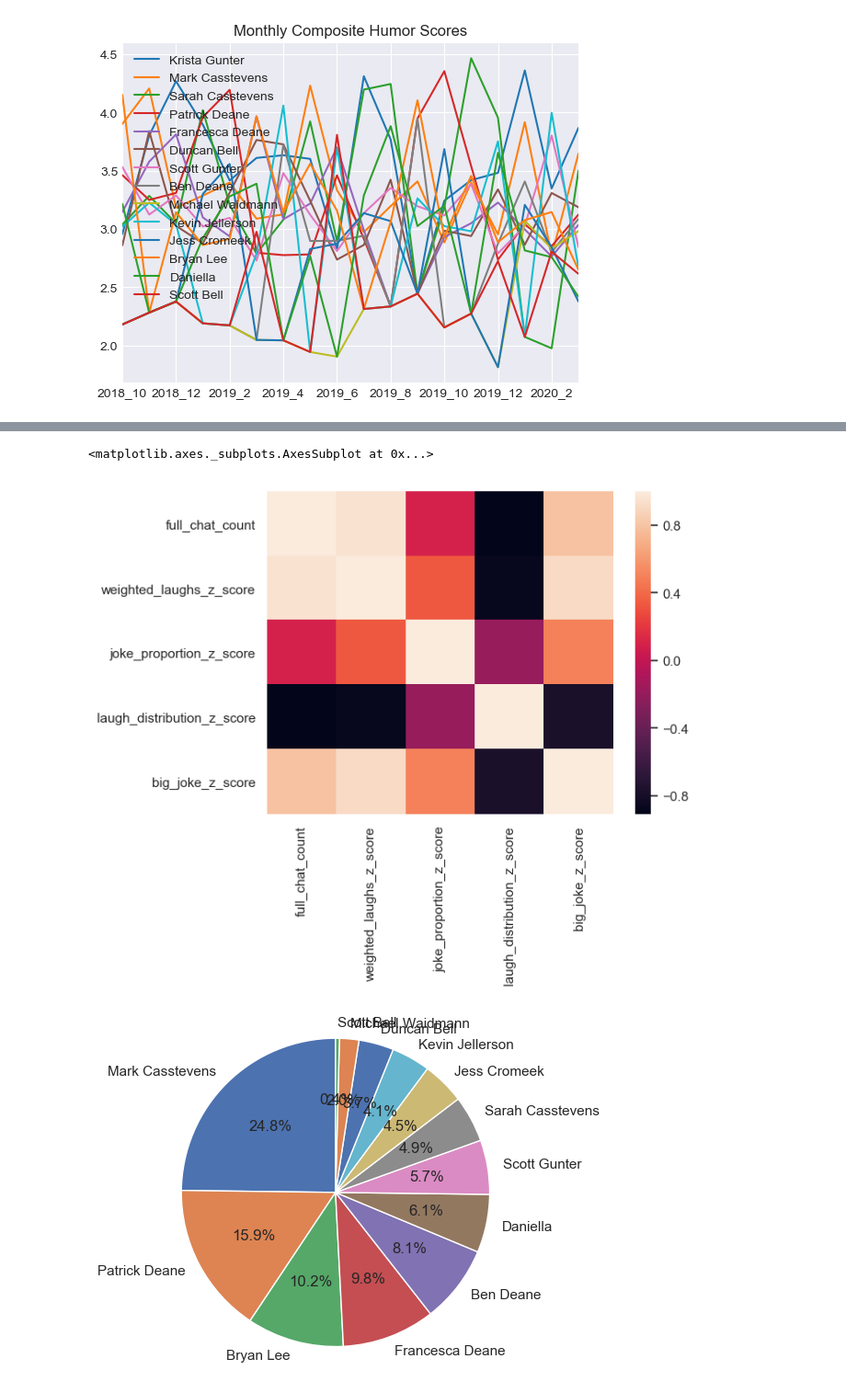
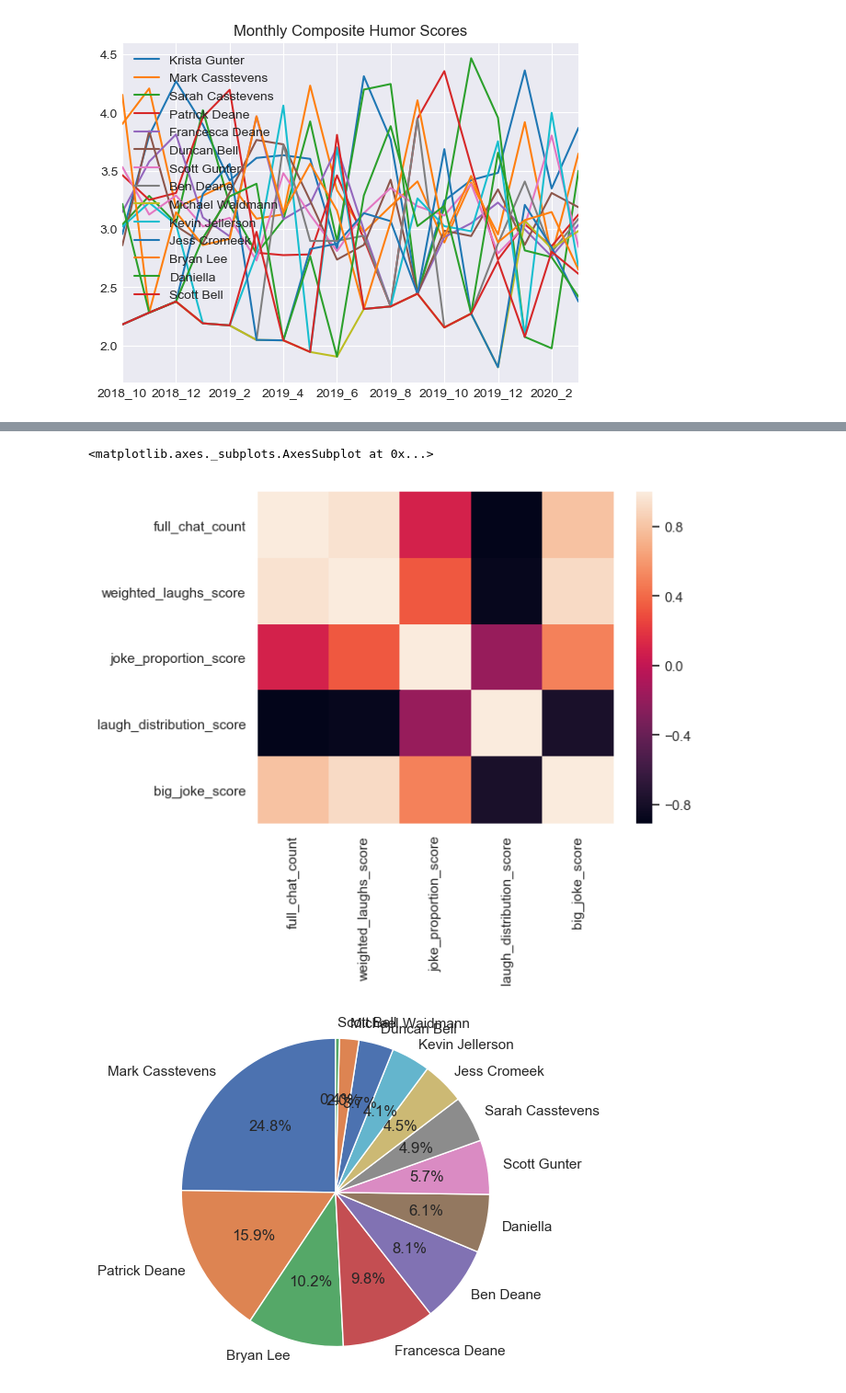
Before and after one commit to duncanjamesbell/whatapp_humor_analyzer, a Jupyter notebook: WhatsApp chat humor analyzer.ipynb, the cells around one changed output, grey strips where cells are left out. Shown at 92% size. Cells and saved outputs as stored; diff of their text form; code cells hidden in the pictures.

Commit message:
Public code and files

```diff
--- a/WhatsApp chat humor analyzer.ipynb
+++ b/WhatsApp chat humor analyzer.ipynb
@@ -33,10 +80,7 @@ from datetime import date
 # %%
 #run this code first to update the laugh words lookup table
 
-#chat = pd.read_csv('Fantasy Babymakers 9.2014-3.2020.csv') #chat for humor assessment
-chat = pd.read_csv('Beware of Trolls 7.2018-3.2020.csv') #chat for humor assessment
-#chat = pd.read_csv('Private pics - 3.2020.csv')
-#chat = pd.read_csv('Duddles -3.20.csv')
+chat = pd.read_csv('Beware of Trolls 7.2018-3.2020 public.csv') #load your chat for humor assessment
 
 laughs = pd.read_csv('funny_words_utf.csv')
 laughs_lower=[] #making sure we have lowercase in funny_words
@@ -254,28 +302,28 @@ weighted_laughs_z_scores = []
 for value in Summary.laugh_weight:
     weighted_laughs_z_scores.append(((value - Summary.laugh_weight.mean()) / Summary.laugh_weight.std())+3)
 
-Summary['weighted_laughs_z_score'] = weighted_laughs_z_scores #based on amount of laughter elicited, weighted by size of laugh
+Summary['weighted_laughs_score'] = weighted_laughs_z_scores #based on amount of laughter elicited, weighted by size of laugh
 
 joke_proportion_z_scores = []
 for value in Summary.joke_proportion:
     joke_proportion_z_scores.append(((value - Summary.joke_proportion.mean()) / Summary.joke_proportion.std())+3)
 
-Summary['joke_proportion_z_score'] = joke_proportion_z_scores #what proportion of total chats were jokes?
+Summary['joke_proportion_score'] = joke_proportion_z_scores #what proportion of total chats were jokes?
 
 laugh_distribution_z_scores = []
 for value in Summary.laugh_distribution_score:
     laugh_distribution_z_scores.append(((value - Summary.laugh_distribution_score.mean()) / Summary.laugh_distribution_score.std())+3)
 
-Summary['laugh_distribution_z_score'] = laugh_distribution_z_scores #did your jokes have broad or narrow appeal amongst chatters?
+Summary['laugh_distribution_score'] = laugh_distribution_z_scores #did your jokes have broad or narrow appeal amongst chatters?
 
 big_joke_z_scores = []
 for value in Summary.big_joke_count:
     big_joke_z_scores.append(((value - Summary.big_joke_count.mean()) / Summary.big_joke_count.std())+3)
 
-Summary['big_joke_z_score'] = big_joke_z_scores #how often do you make multiple people laugh
+Summary['big_joke_score'] = big_joke_z_scores #how often do you make multiple people laugh
 
 #all metrics weighted evenly
-Summary['composite_humor_score'] = (Summary['weighted_laughs_z_score'] + Summary['big_joke_z_score'] + Summary['joke_proportion_z_score'] + Summary['laugh_distribution_z_score']) / 4
+Summary['composite_humor_score'] = (Summary['weighted_laughs_score'] + Summary['big_joke_score'] + Summary['joke_proportion_score'] + Summary['laugh_distribution_score']) / 4
 Summary.sort_values(by=['composite_humor_score'],ascending=False,inplace=True)
 Summary
 # %% [output]
@@ -304,7 +356,7 @@ To retain the current behavior and silence the warning, pass 'sort=True'.
 
 matplotlib.style.use('default')#('ggplot')
 
-metrics=['weighted_laughs_z_score','big_joke_z_score','joke_proportion_z_score','laugh_distribution_z_score']
+metrics=['weighted_laughs_score','big_joke_score','joke_proportion_score','laugh_distribution_score']
 jokers=[]
 metric_labels=[]
 values=[]
@@ -734,7 +769,8 @@ Text(0.5,1,'Example of laugh distribution')
 # %%
+#correlation heatmap for metrics
 import seaborn as sns; sns.set()
-sns.heatmap(Summary[['full_chat_count','weighted_laughs_z_score','joke_proportion_z_score','laugh_distribution_z_score','big_joke_z_score']].corr())
+sns.heatmap(Summary[['full_chat_count','weighted_laughs_score','joke_proportion_score','laugh_distribution_score','big_joke_score']].corr())
 # %% [output]
 <matplotlib.axes._subplots.AxesSubplot at 0x...>
-[figure, old version]
+[figure, new version]
 # %%
```
Also changed, not shown: parts of 21 cells of this notebook, 1 other file.
